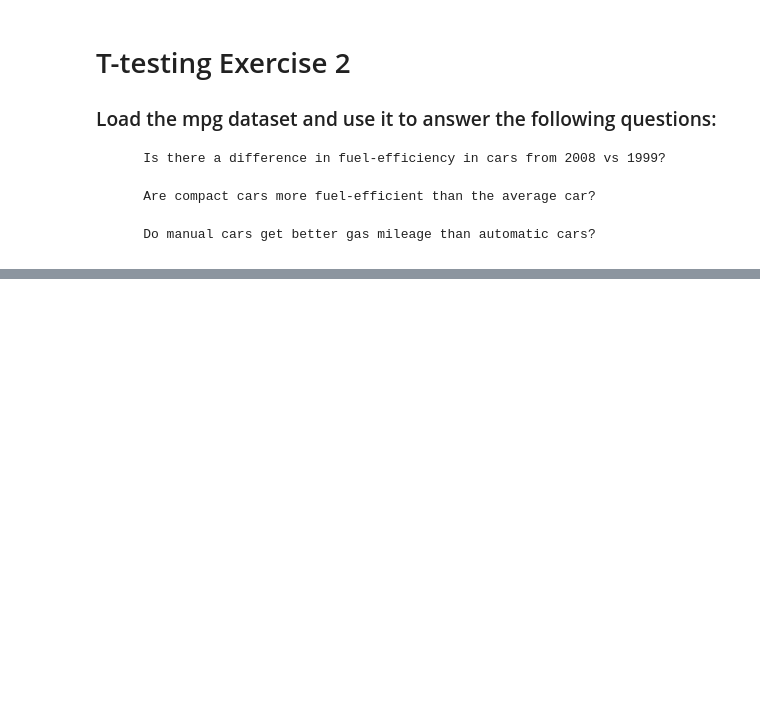
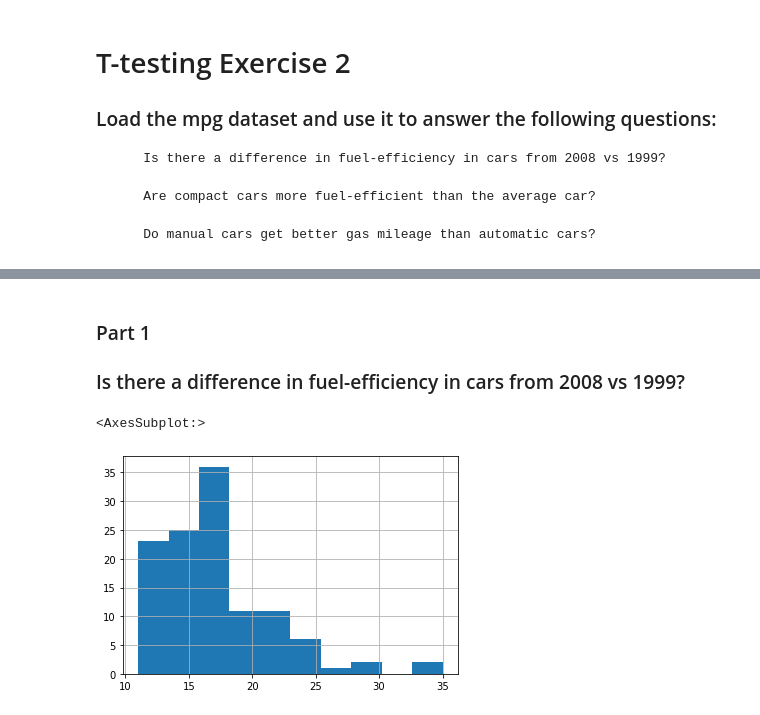
Before and after one commit to BraedenWright/statistics-exercises, a Jupyter notebook: hypothesis_testing.ipynb, the cells around one changed output, grey strips where cells are left out. Drawn from its saved outputs; the diff is of its cells as text; code cells hidden in the pictures; blank space fills up the shorter version.

```diff
--- a/hypothesis_testing.ipynb
+++ b/hypothesis_testing.ipynb
@@ -93,3 +129,9 @@ std_dev_two = 20 #days
         Are compact cars more fuel-efficient than the average car?
 
         Do manual cars get better gas mileage than automatic cars?
+# %%
+from pydataset import data
+
+mpg = data('mpg')
+
+mpg.info()
@@ -95,0 +157,21 @@ std_dev_two = 20 #days
+# %% [markdown]
+### Part 1
+### Is there a difference in fuel-efficiency in cars from 2008 vs 1999?
+# %%
+# Null Hypothesis
+#  2008 fuel-efficiency = 1999 fuel_efficiency
+
+# Alt Hypothesis
+#   2008 fuel-efficiency != 1999 fuel_efficiency
+
+mpg['fuel_efficiency'] = (mpg.cty + mpg.cty) / 2
+
+fe_1999 = mpg[mpg.year == 1999].fuel_efficiency
+fe_2008 = mpg[mpg.year == 2008].fuel_efficiency
+# %%
+#  graph to help visualize distribution
+
+fe_1999.hist()
+# %% [output]
+<AxesSubplot:>
+[figure, added]
```
Also changed, not shown: parts of 11 cells of this notebook.
